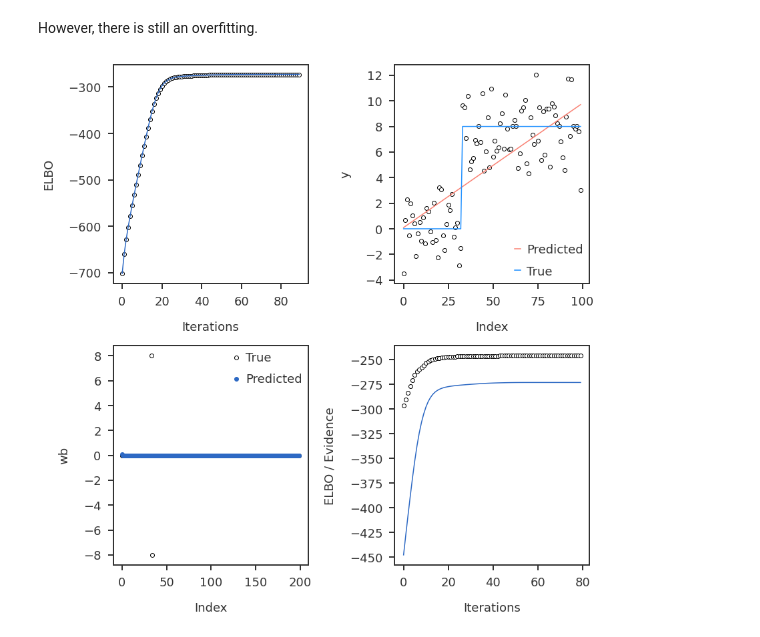
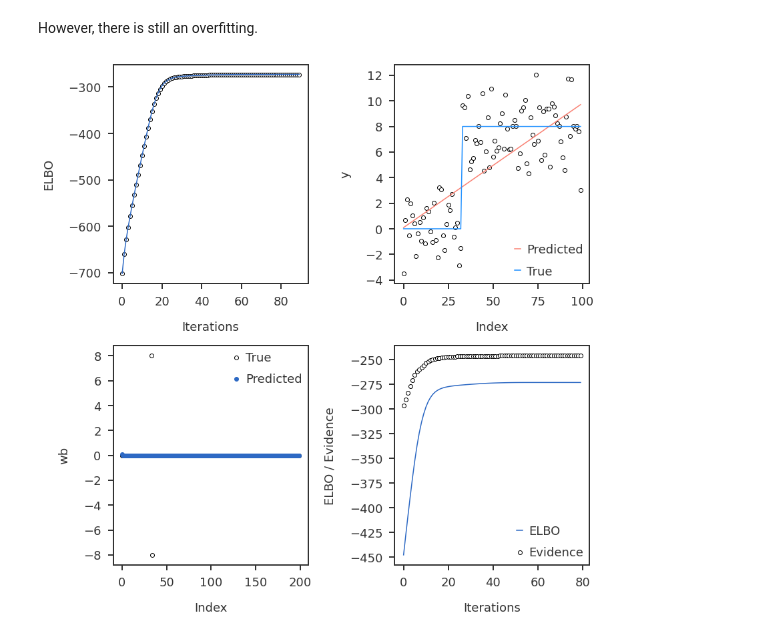
Before and after one commit to banskt/iridge-notes, a Jupyter notebook: _notebooks/2021-01-05-ebmr-sequence-of-updates.ipynb, the cells around one changed output. Saved outputs shown, nothing was run; the diff lists cells and outputs as text; code cells hidden in the pictures.

```diff
--- a/_notebooks/2021-01-05-ebmr-sequence-of-updates.ipynb
+++ b/_notebooks/2021-01-05-ebmr-sequence-of-updates.ipynb
@@ -371,33 +371,34 @@ fig = plt.figure(figsize = (12, 12))
 ax1 = fig.add_subplot(221)
 ax2 = fig.add_subplot(222)
 ax3 = fig.add_subplot(223)
 ax4 = fig.add_subplot(224)
 
 ax1.scatter(np.arange(niter-1), elbo_path[2:], edgecolor = 'black', facecolor='white')
 ax1.plot(np.arange(niter-1), elbo_path[2:])
 ax1.set_xlabel("Iterations")
 ax1.set_ylabel("ELBO")
 
 ax2.scatter(np.arange(n), y, edgecolor = 'black', facecolor='white')
 ax2.plot(np.arange(n), ypred, color = 'salmon', label="Predicted")
 ax2.plot(np.arange(n), np.dot(X, btrue), color = 'dodgerblue', label="True")
 ax2.legend()
 ax2.set_xlabel("Index")
 ax2.set_ylabel("y")
 
 ax3.scatter(np.arange(p), btrue, edgecolor = 'black', facecolor='white', label="True")
 ax3.scatter(np.arange(p), bpred, label="Predicted")
 ax3.legend()
 ax3.set_xlabel("Index")
 ax3.set_ylabel("wb")
 
 nstep = min(80, niter - 2)
-ax4.scatter(np.arange(nstep), mll_path[-nstep:], edgecolor = 'black', facecolor='white')
-ax4.plot(np.arange(nstep), elbo_path[-nstep:])
+ax4.scatter(np.arange(nstep), mll_path[-nstep:], edgecolor = 'black', facecolor='white', label="Evidence")
+ax4.plot(np.arange(nstep), elbo_path[-nstep:], label="ELBO")
+ax4.legend()
 ax4.set_xlabel("Iterations")
 ax4.set_ylabel("ELBO / Evidence")
 
 plt.tight_layout()
 plt.show()
 # %% [output]
-[figure, old version]
+[figure, new version]
```
Also changed, not shown: 1 other file.
